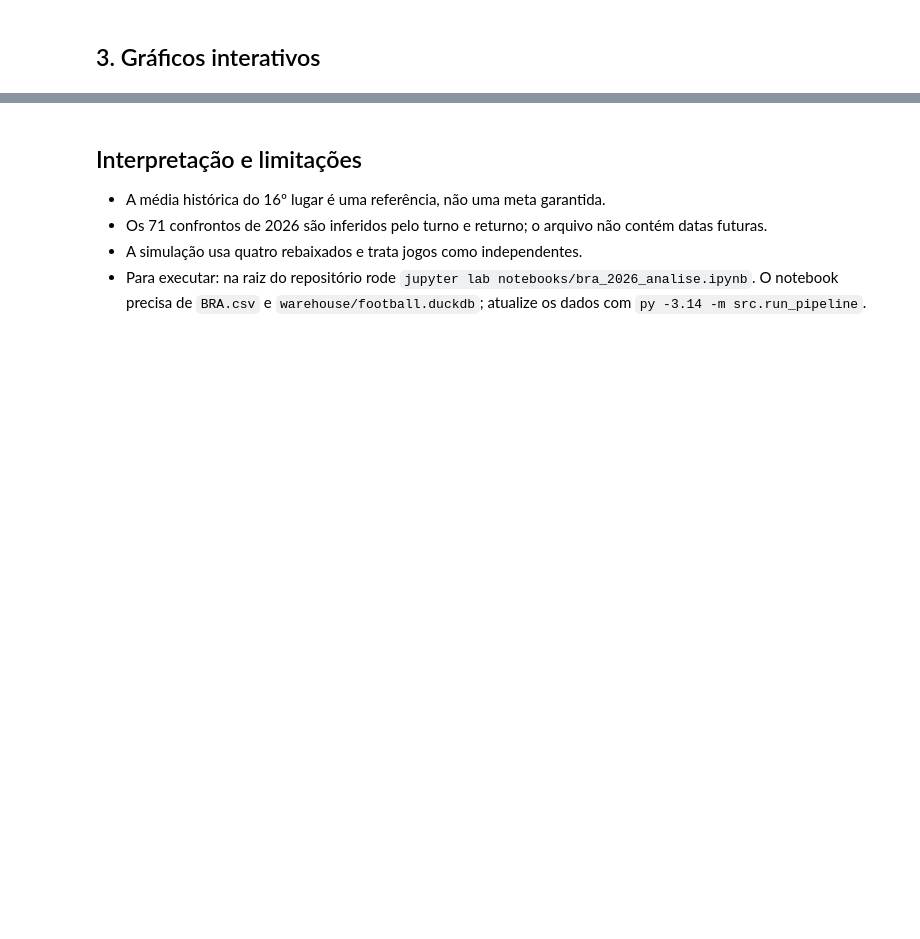
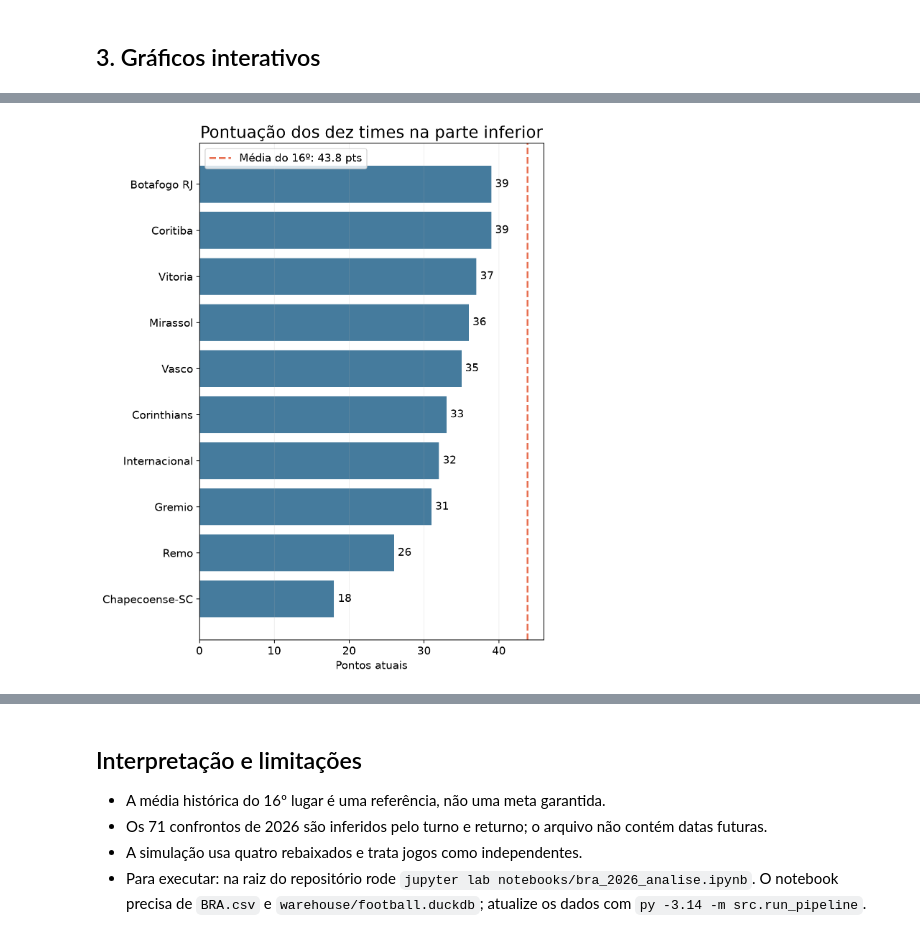
Before and after one commit to rhuanCoutinho/analise-brasileirao, a Jupyter notebook: notebooks/bra_2026_analise.ipynb, the cells around one changed output, grey strips where cells are left out. Drawn from its saved outputs; the diff is of its cells as text; code cells hidden in the pictures; blank space fills up the shorter version.

```diff
--- a/notebooks/bra_2026_analise.ipynb
+++ b/notebooks/bra_2026_analise.ipynb
@@ -164,13 +257,16 @@ fig.show()
 # %%
 bottom = mart_table.sort_values('position').tail(10).copy()
 fig = px.bar(bottom, x='team', y='points', color='position',
     hover_data=['played', 'wins', 'goal_difference'], color_continuous_scale='Blues_r',
     labels={'team':'Time', 'points':'Pontos atuais', 'position':'Posição'},
     title='Pontuação atual dos 10 times na parte inferior da tabela', template='plotly_white')
 fig.add_hline(y=safe_avg, line_dash='dash', line_color='#d62728',
     annotation_text=f'Média histórica do 16º salvo: {safe_avg:.1f} pts')
 fig.update_layout(height=500, xaxis_tickangle=-35, coloraxis_showscale=False)
 fig.show()
+display(Image(filename=str(EXPORT_DIR / '05_pontos_vs_referencia.png')))
+# %% [output]
+[figure, added]
 # %%
 cutoff = thresholds.melt(id_vars='season',
     value_vars=['last_safe_points', 'last_relegated_points'], var_name='cutoff', value_name='points')
```
Also changed, not shown: parts of 7 cells of this notebook, 10 other files.
